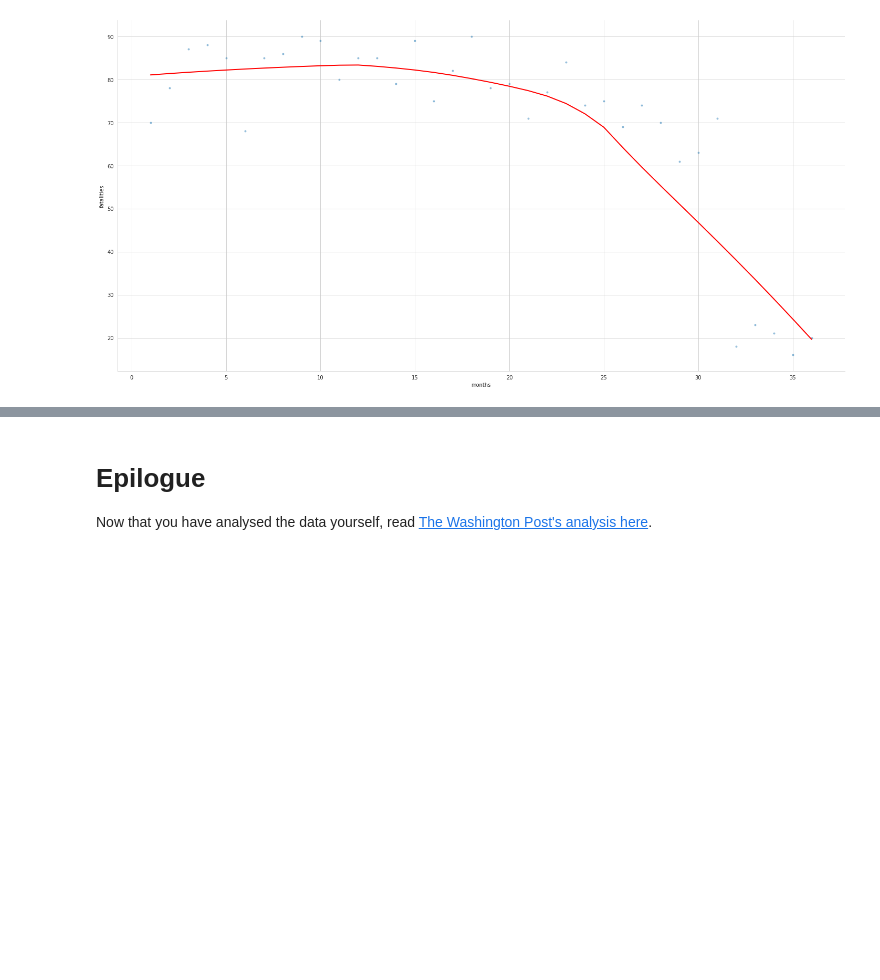
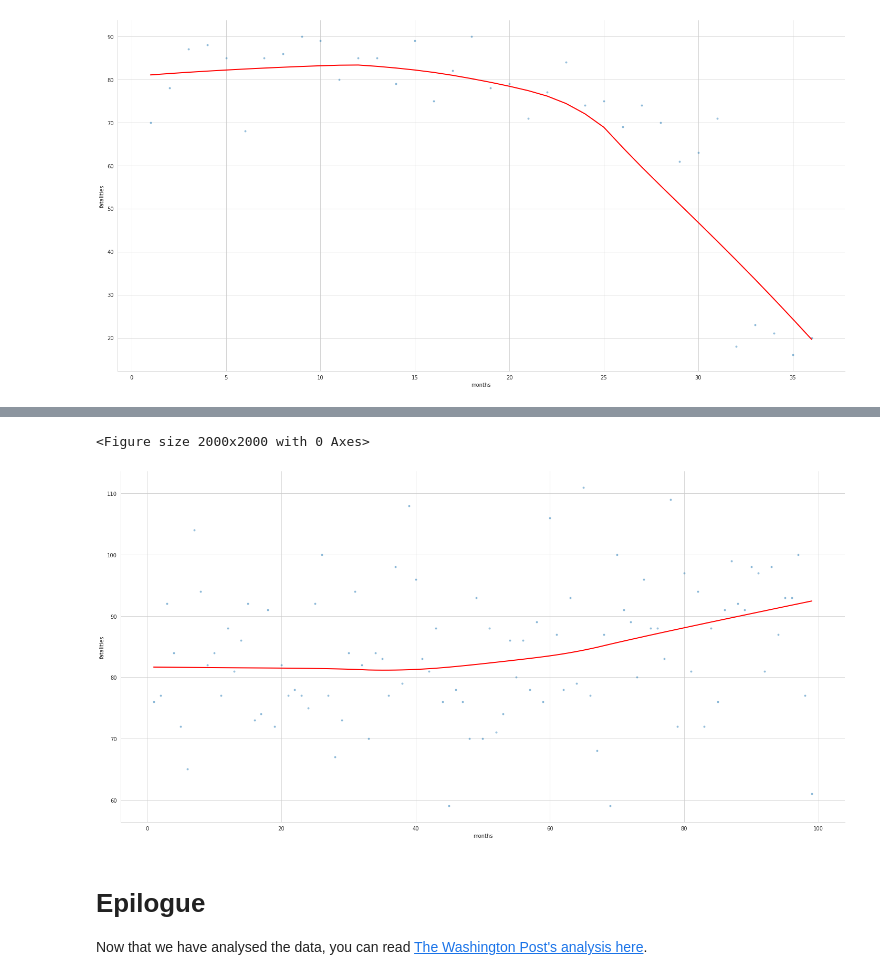
Before and after one commit to JeffAkkerman/DataScience, a Jupyter notebook: Day_99_Fatal_Force_(start).ipynb, the cells around one changed output, grey strips where cells are left out. Drawn from its saved outputs; the diff is of its cells as text; code cells hidden in the pictures; blank space fills up the shorter version.

Commit message:
Rounded out analysis with current data

```diff
--- a/Day_99_Fatal_Force_(start).ipynb
+++ b/Day_99_Fatal_Force_(start).ipynb
@@ -1743,0 +1746,8 @@ The data is over a relatively short time span from Jan 2015 - Dec 2017, it shows
+# %%
+url = 'https://raw.githubusercontent.com/washingtonpost/data-police-shootings/master/v2/fatal-police-shootings-data.csv'
+
+updated_fatalities_df = pd.read_csv(url)
+
+updated_fatalities_df.rename(columns={"state": "Geographic Area", "city": "City"}, inplace=True)
+
+updated_fatalities_df
@@ -1743,0 +1768,9 @@ The data is over a relatively short time span from Jan 2015 - Dec 2017, it shows
+# %%
+updated_fatalities_df['date'] = pd.to_datetime(updated_fatalities_df['date'])
+updated_monthly_fatalities_count = updated_fatalities_df.groupby(pd.Grouper(key='date', freq='M')).size()
+updated_monthly_fatalities_df = pd.DataFrame()
+updated_monthly_fatalities_df['date'] = updated_monthly_fatalities_count.index
+updated_monthly_fatalities_df['fatalities'] = updated_monthly_fatalities_count.values
+base_date = pd.Timestamp('2015-01-01')
+updated_monthly_fatalities_df['months'] = range(1, len(updated_monthly_fatalities_df) + 1)
+updated_monthly_fatalities_df
@@ -1744,4 +1791,25 @@ The data is over a relatively short time span from Jan 2015 - Dec 2017, it shows
+# %%
+# Seaborn .lmplot() https://seaborn.pydata.org/generated/seaborn.lmplot.html?highlight=lmplot#seaborn.lmplot
+
+plt.figure(figsize=(10,10), dpi=200)
+
+with sns.axes_style("whitegrid"):
+  sns.lmplot(data=updated_monthly_fatalities_df,
+             x='months',
+             y='fatalities',
+             markers='.',
+            height=10,
+             aspect=2,
+            line_kws={'color': 'red', 'linewidth': 2},
+            scatter_kws={'alpha':0.4},
+            lowess=True,
+             )
+
+plt.show()
+# %% [output]
+<Figure size 2000x2000 with 0 Axes>
+[figure, added]
 # %% [markdown]
 # Epilogue
 
-Now that you have analysed the data yourself, read [The Washington Post's analysis here](https://www.washingtonpost.com/graphics/investigations/police-shootings-database/).
+Now that we have analysed the data, you can read [The Washington Post's analysis here](https://www.washingtonpost.com/graphics/investigations/police-shootings-database/).
```
Also changed, not shown: parts of 5 cells of this notebook.
